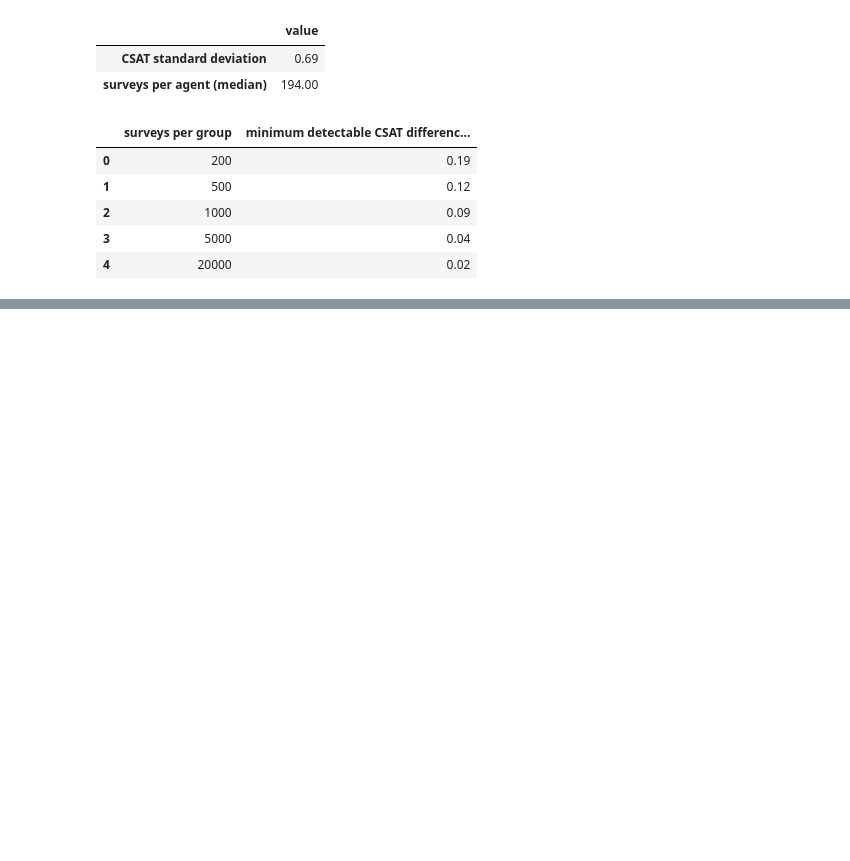
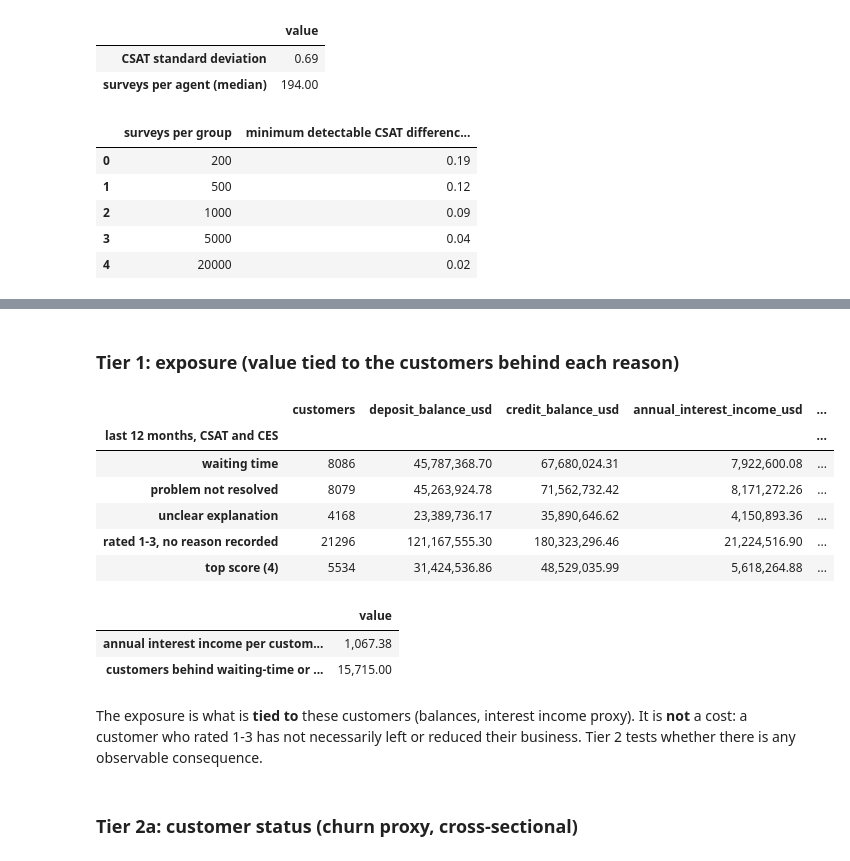
Before and after one commit to PedroCaballero1/krtr, a Jupyter notebook: notebooks/eda/compensations_hypothesis/satisfaction_surveys.ipynb, the cells around one changed output, grey strips where cells are left out. Saved outputs shown, nothing was run; the diff lists cells and outputs as text; code cells hidden in the pictures; blank space fills up the shorter version.

```diff
--- a/notebooks/eda/compensations_hypothesis/satisfaction_surveys.ipynb
+++ b/notebooks/eda/compensations_hypothesis/satisfaction_surveys.ipynb
@@ -767,0 +1147,39 @@ display(pilot_sensitivity)
+# %% [markdown]
+### Tier 1: exposure (value tied to the customers behind each reason)
+# %%
+LAST_12_MONTHS = (pd.Timestamp("2025-06-01"), pd.Timestamp("2026-06-01"))
+in_window = (scale_1_to_4["process_date"] >= LAST_12_MONTHS[0]) & (scale_1_to_4["process_date"] < LAST_12_MONTHS[1])
+window = scale_1_to_4[in_window]
+distinct_customers = window.drop_duplicates(["customer_id", "reason_group"])
+
+exposure = distinct_customers.groupby("reason_group", observed=True).agg(
+    customers=("customer_id", "size"),
+    deposit_balance_usd=("deposit_balance_usd", "sum"),
+    credit_balance_usd=("credit_balance_usd", "sum"),
+    annual_interest_income_usd=("annual_interest_income_usd", "sum"),
+)
+exposure["surveys_in_window"] = window.groupby("reason_group", observed=True).size()
+exposure["interest_income_per_customer_usd"] = exposure["annual_interest_income_usd"] / exposure["customers"]
+display(exposure.rename_axis("last 12 months, CSAT and CES"))
+all_customer_mean = customer_value["annual_interest_income_usd"].mean()
+display(pd.Series({
+    "annual interest income per customer, all customers (USD-eq)": all_customer_mean,
+    "customers behind waiting-time or not-resolved low ratings, last 12 months":
+        distinct_customers[distinct_customers["reason_group"].isin(["waiting time", "problem not resolved"])]["customer_id"].nunique(),
+}, name="value").to_frame())
+# %% [output]
+|  | customers | deposit_balance_usd | credit_balance_usd | annual_interest_income_usd | ... |
+| last 12 months, CSAT and CES |  |  |  |  | ... |
+| waiting time | 8086 | 45,787,368.70 | 67,680,024.31 | 7,922,600.08 | ... |
+| problem not resolved | 8079 | 45,263,924.78 | 71,562,732.42 | 8,171,272.26 | ... |
+| unclear explanation | 4168 | 23,389,736.17 | 35,890,646.62 | 4,150,893.36 | ... |
+| rated 1-3, no reason recorded | 21296 | 121,167,555.30 | 180,323,296.46 | 21,224,516.90 | ... |
+| top score (4) | 5534 | 31,424,536.86 | 48,529,035.99 | 5,618,264.88 | ... |
+|  | value |
+| annual interest income per custom... | 1,067.38 |
+| customers behind waiting-time or ... | 15,715.00 |
+# %% [markdown]
+The exposure is what is **tied to** these customers (balances, interest income proxy). It is **not** a cost: a customer who
+rated 1-3 has not necessarily left or reduced their business. Tier 2 tests whether there is any observable consequence.
+# %% [markdown]
+### Tier 2a: customer status (churn proxy, cross-sectional)
```
Also changed, not shown: parts of 41 cells of this notebook, 2 other files.
